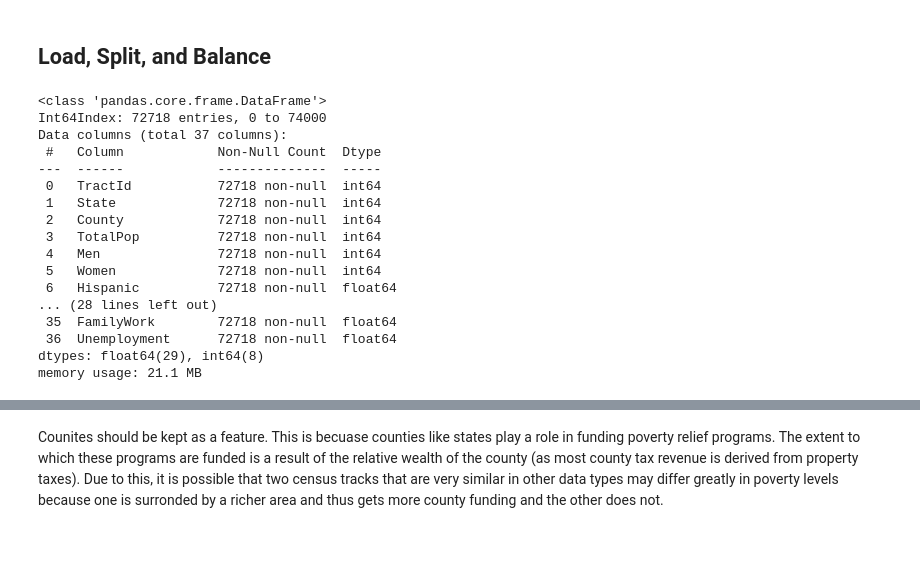
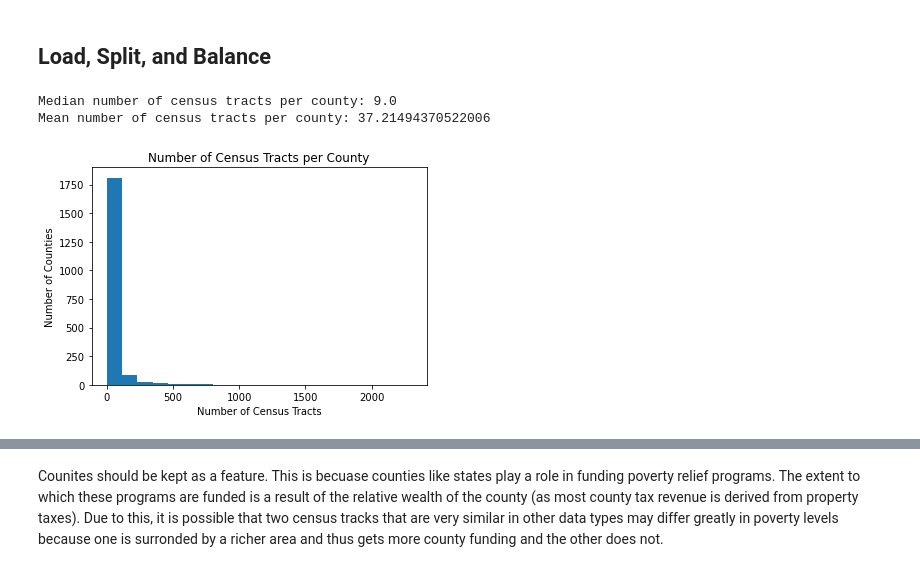
Before and after one commit to RayaanJIrani/MLLab4MultiLayerPerceptron, a Jupyter notebook: main.ipynb, the cells around one changed output, grey strips where cells are left out. Saved outputs shown, nothing was run; the diff lists cells and outputs as text; code cells hidden in the pictures; blank space fills up the shorter version.

```diff
--- a/main.ipynb
+++ b/main.ipynb
@@ -17,29 +19,26 @@ from sklearn.metrics import accuracy_score
 # %%
 #Loads in all of the data into a Pandas Data Frame
 df = pd.read_csv("acs2017_census_tract_data.csv")
 
 df.dropna(inplace=True) #Removes rows that have missing values
 
 #This converts all of the string values into numerical values
 le = preprocessing.LabelEncoder()
 df['State'] = le.fit_transform(df['State'])
 df['County'] = le.fit_transform(df['County'])
-df.info()
+
+counts = list(df["County"].groupby(df["County"]).count())
+plt.hist(counts, bins = 20)
+plt.title("Number of Census Tracts per County")
+plt.xlabel("Number of Census Tracts")
+plt.ylabel("Number of Counties")
+
+#Shows the median number of census tracts per county
+print("Median number of census tracts per county: " + str(np.median(counts)))
+
+#Shows the mean number of census tracts per county
+print("Mean number of census tracts per county: " + str(np.mean(counts)))
 # %% [output]
-<class 'pandas.core.frame.DataFrame'>
-Int64Index: 72718 entries, 0 to 74000
-Data columns (total 37 columns):
- #   Column            Non-Null Count  Dtype
----  ------            --------------  -----
- 0   TractId           72718 non-null  int64
- 1   State             72718 non-null  int64
- 2   County            72718 non-null  int64
- 3   TotalPop          72718 non-null  int64
- 4   Men               72718 non-null  int64
- 5   Women             72718 non-null  int64
- 6   Hispanic          72718 non-null  float64
-... (28 lines left out)
- 35  FamilyWork        72718 non-null  float64
- 36  Unemployment      72718 non-null  float64
-dtypes: float64(29), int64(8)
-memory usage: 21.1 MB
+Median number of census tracts per county: 9.0
+Mean number of census tracts per county: 37.21494370522006
+[figure, added]
```
Also changed, not shown: parts of 14 cells of this notebook, 1 other file.
